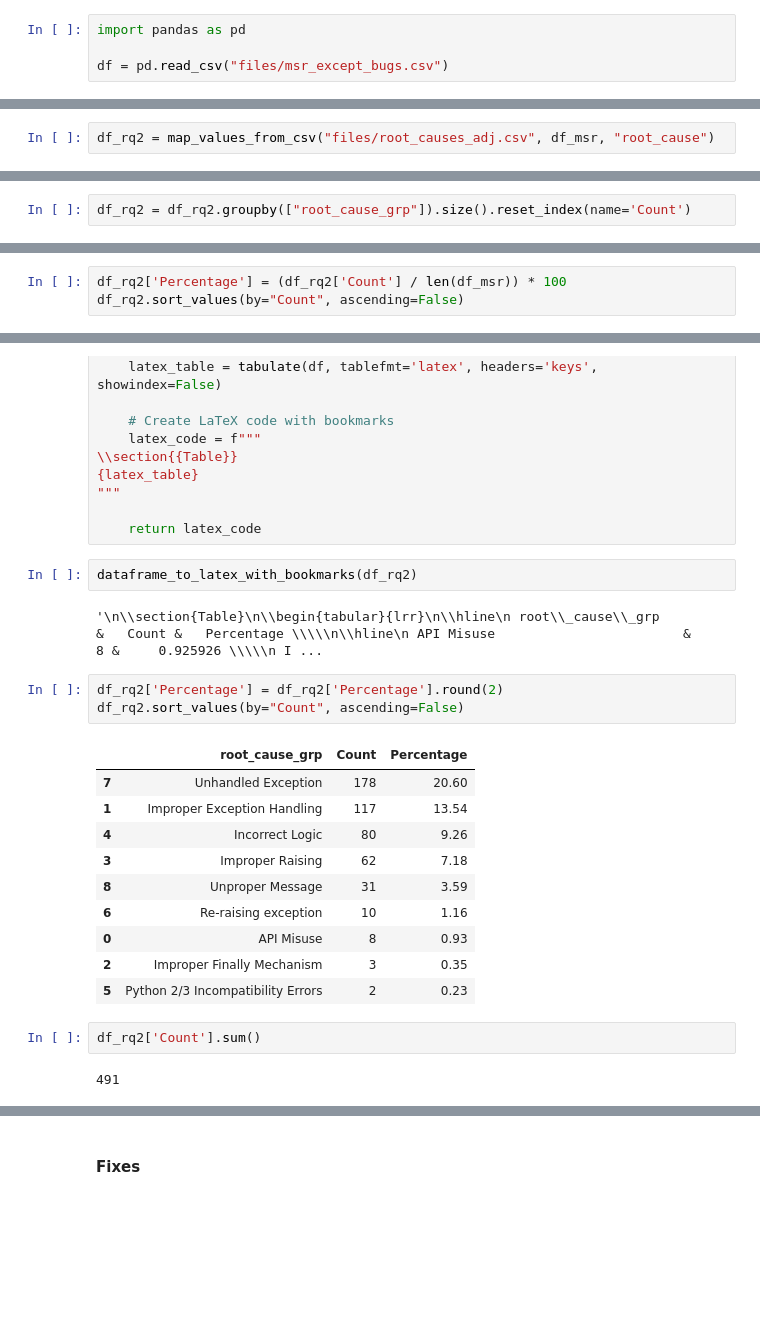
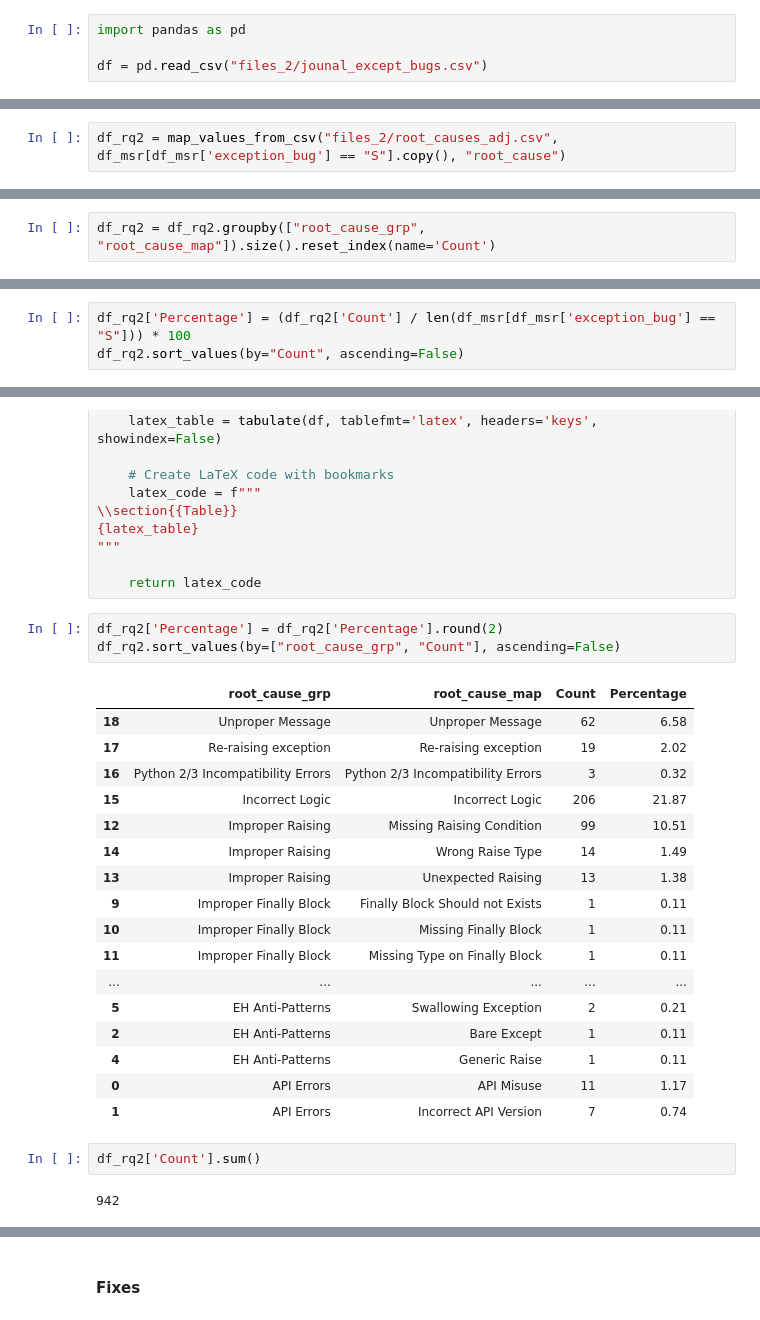
Before and after one commit to r4phael/exception-miner, a Jupyter notebook: notebooks/msr_analysis.ipynb, the cells around one changed output, grey strips where cells are left out. Cells and saved outputs as stored; diff of their text form; blank space fills up the shorter version.

```diff
--- a/notebooks/msr_analysis.ipynb
+++ b/notebooks/msr_analysis.ipynb
@@ -3,7 +3,7 @@
 # %%
 import pandas as pd
 
-df = pd.read_csv("files/msr_except_bugs.csv")
+df = pd.read_csv("files_2/jounal_except_bugs.csv")
 # %%
 df.shape
 # %% [output]
@@ -184,5 +203,5 @@ df_msr.loc[:, ['root_cause','root_cause_adj']].drop_duplicates().to_csv("files/r
 # %%
-df_rq2 = map_values_from_csv("files/root_causes_adj.csv", df_msr, "root_cause")
+df_rq2 = map_values_from_csv("files_2/root_causes_adj.csv", df_msr[df_msr['exception_bug'] == "S"].copy(), "root_cause")
 # %%
 df_rq2.head(5)
 # %% [output]
@@ -197,5 +216,5 @@ df_rq2.head(5)
 # %%
-df_rq2 = df_rq2.groupby(["root_cause_grp"]).size().reset_index(name='Count')
+df_rq2 = df_rq2.groupby(["root_cause_grp", "root_cause_map"]).size().reset_index(name='Count')
 # %%
 import seaborn as sns
 import matplotlib.pyplot as plt
@@ -248,4 +274,4 @@ df_rq2
 # %%
-df_rq2['Percentage'] = (df_rq2['Count'] / len(df_msr)) * 100
+df_rq2['Percentage'] = (df_rq2['Count'] / len(df_msr[df_msr['exception_bug'] == "S"])) * 100
 df_rq2.sort_values(by="Count", ascending=False)
 # %% [output]
@@ -276,25 +309,28 @@ def dataframe_to_latex_with_bookmarks(df):
 """
 
     return latex_code
-# %%
-dataframe_to_latex_with_bookmarks(df_rq2)
-# %% [output]
-'\n\\section{Table}\n\\begin{tabular}{lrr}\n\\hline\n root\\_cause\\_grp                    &   Count &   Percentage \\\\\n\\hline\n API Misuse                        &       8 &     0.925926 \\\\\n I ...
 # %%
 df_rq2['Percentage'] = df_rq2['Percentage'].round(2)
-df_rq2.sort_values(by="Count", ascending=False)
+df_rq2.sort_values(by=["root_cause_grp", "Count"], ascending=False)
 # %% [output]
-|  | root_cause_grp | Count | Percentage |
-| 7 | Unhandled Exception | 178 | 20.60 |
-| 1 | Improper Exception Handling | 117 | 13.54 |
-| 4 | Incorrect Logic | 80 | 9.26 |
-| 3 | Improper Raising | 62 | 7.18 |
-| 8 | Unproper Message | 31 | 3.59 |
-| 6 | Re-raising exception | 10 | 1.16 |
-| 0 | API Misuse | 8 | 0.93 |
-| 2 | Improper Finally Mechanism | 3 | 0.35 |
-| 5 | Python 2/3 Incompatibility Errors | 2 | 0.23 |
+|  | root_cause_grp | root_cause_map | Count | Percentage |
+| 18 | Unproper Message | Unproper Message | 62 | 6.58 |
+| 17 | Re-raising exception | Re-raising exception | 19 | 2.02 |
+| 16 | Python 2/3 Incompatibility Errors | Python 2/3 Incompatibility Errors | 3 | 0.32 |
+| 15 | Incorrect Logic | Incorrect Logic | 206 | 21.87 |
+| 12 | Improper Raising | Missing Raising Condition | 99 | 10.51 |
+| 14 | Improper Raising | Wrong Raise Type | 14 | 1.49 |
+| 13 | Improper Raising | Unexpected Raising | 13 | 1.38 |
+| 9 | Improper Finally Block | Finally Block Should not Exists | 1 | 0.11 |
+| 10 | Improper Finally Block | Missing Finally Block | 1 | 0.11 |
+| 11 | Improper Finally Block | Missing Type on Finally Block | 1 | 0.11 |
+| ... | ... | ... | ... | ... |
+| 5 | EH Anti-Patterns | Swallowing Exception | 2 | 0.21 |
+| 2 | EH Anti-Patterns | Bare Except | 1 | 0.11 |
+| 4 | EH Anti-Patterns | Generic Raise | 1 | 0.11 |
+| 0 | API Errors | API Misuse | 11 | 1.17 |
+| 1 | API Errors | Incorrect API Version | 7 | 0.74 |
 # %%
 df_rq2['Count'].sum()
 # %% [output]
-491
+942
```
Also changed, not shown: parts of 39 cells of this notebook, 13 other files.
